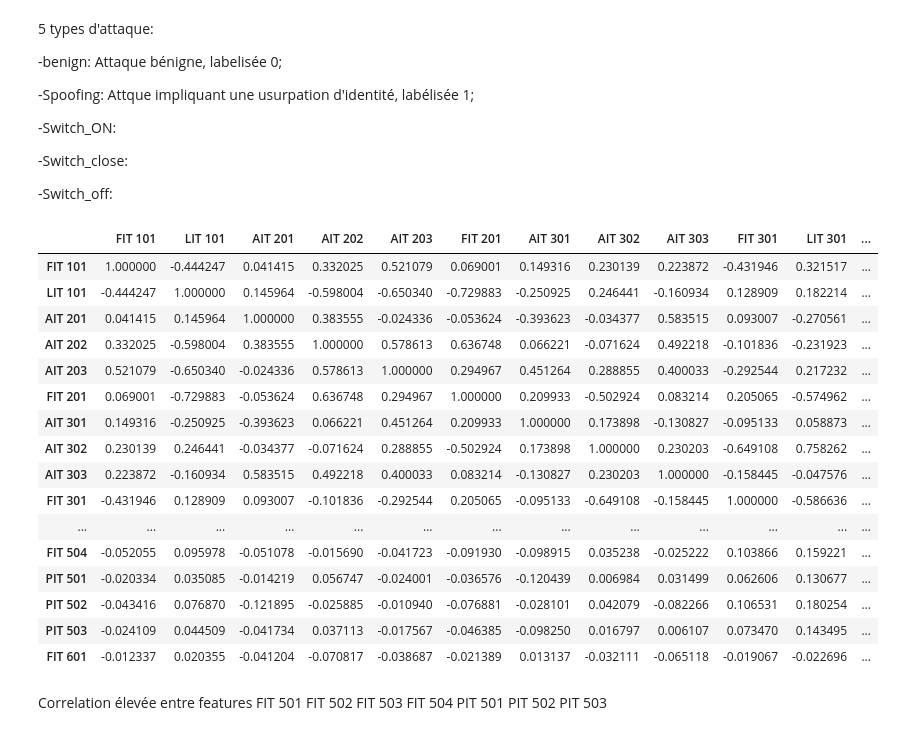
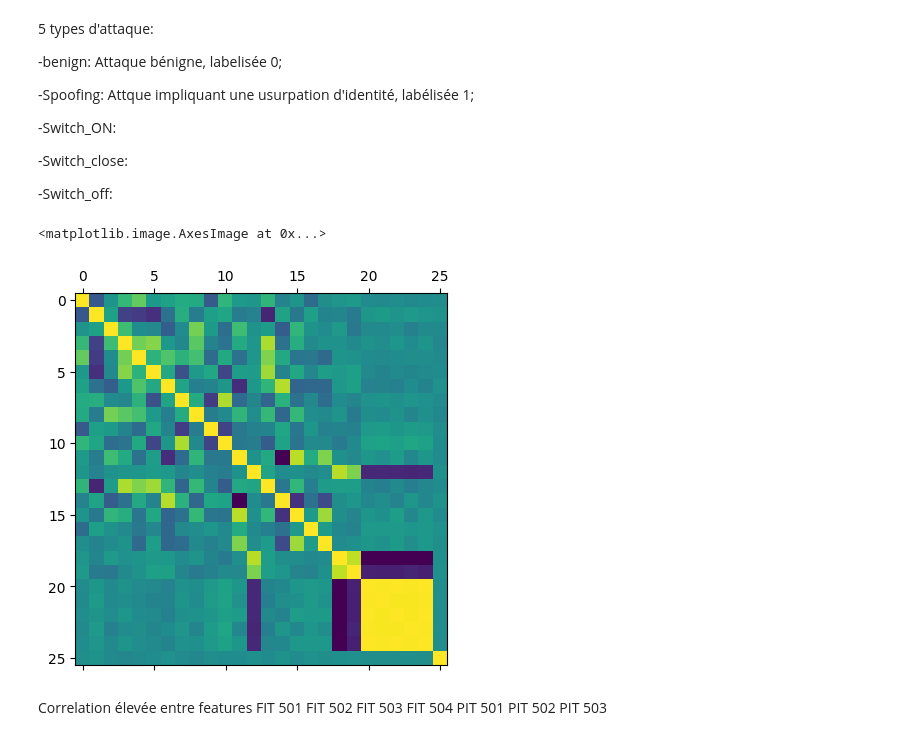
Before and after one commit to JunyiLi0/cyberml-project, a Jupyter notebook: projet.ipynb, the cells around one changed output. Cells and saved outputs as stored; diff of their text form; code cells hidden in the pictures.

```diff
--- a/projet.ipynb
+++ b/projet.ipynb
@@ -236,28 +248,14 @@ Le nombre d'attaques 'non-béninge' est 2553
 -Switch_off:
 # %%
 df_feat = extract_features(df).copy()
-corr_matrix = df_feat.drop(columns = ['AIT 401']).corr()
+corr_matrix = df_feat.corr()
 
 # Print the correlation matrix
 corr_matrix.style.background_gradient(cmap='coolwarm')
+plt.matshow(corr_matrix)
 # %% [output]
-|  | FIT 101 | LIT 101 | AIT 201 | AIT 202 | AIT 203 | FIT 201 | AIT 301 | AIT 302 | AIT 303 | FIT 301 | LIT 301 | ... |
-| FIT 101 | 1.000000 | -0.444247 | 0.041415 | 0.332025 | 0.521079 | 0.069001 | 0.149316 | 0.230139 | 0.223872 | -0.431946 | 0.321517 | ... |
-| LIT 101 | -0.444247 | 1.000000 | 0.145964 | -0.598004 | -0.650340 | -0.729883 | -0.250925 | 0.246441 | -0.160934 | 0.128909 | 0.182214 | ... |
-| AIT 201 | 0.041415 | 0.145964 | 1.000000 | 0.383555 | -0.024336 | -0.053624 | -0.393623 | -0.034377 | 0.583515 | 0.093007 | -0.270561 | ... |
-| AIT 202 | 0.332025 | -0.598004 | 0.383555 | 1.000000 | 0.578613 | 0.636748 | 0.066221 | -0.071624 | 0.492218 | -0.101836 | -0.231923 | ... |
-| AIT 203 | 0.521079 | -0.650340 | -0.024336 | 0.578613 | 1.000000 | 0.294967 | 0.451264 | 0.288855 | 0.400033 | -0.292544 | 0.217232 | ... |
-| FIT 201 | 0.069001 | -0.729883 | -0.053624 | 0.636748 | 0.294967 | 1.000000 | 0.209933 | -0.502924 | 0.083214 | 0.205065 | -0.574962 | ... |
-| AIT 301 | 0.149316 | -0.250925 | -0.393623 | 0.066221 | 0.451264 | 0.209933 | 1.000000 | 0.173898 | -0.130827 | -0.095133 | 0.058873 | ... |
-| AIT 302 | 0.230139 | 0.246441 | -0.034377 | -0.071624 | 0.288855 | -0.502924 | 0.173898 | 1.000000 | 0.230203 | -0.649108 | 0.758262 | ... |
-| AIT 303 | 0.223872 | -0.160934 | 0.583515 | 0.492218 | 0.400033 | 0.083214 | -0.130827 | 0.230203 | 1.000000 | -0.158445 | -0.047576 | ... |
-| FIT 301 | -0.431946 | 0.128909 | 0.093007 | -0.101836 | -0.292544 | 0.205065 | -0.095133 | -0.649108 | -0.158445 | 1.000000 | -0.586636 | ... |
-| ... | ... | ... | ... | ... | ... | ... | ... | ... | ... | ... | ... | ... |
-| FIT 504 | -0.052055 | 0.095978 | -0.051078 | -0.015690 | -0.041723 | -0.091930 | -0.098915 | 0.035238 | -0.025222 | 0.103866 | 0.159221 | ... |
-| PIT 501 | -0.020334 | 0.035085 | -0.014219 | 0.056747 | -0.024001 | -0.036576 | -0.120439 | 0.006984 | 0.031499 | 0.062606 | 0.130677 | ... |
-| PIT 502 | -0.043416 | 0.076870 | -0.121895 | -0.025885 | -0.010940 | -0.076881 | -0.028101 | 0.042079 | -0.082266 | 0.106531 | 0.180254 | ... |
-| PIT 503 | -0.024109 | 0.044509 | -0.041734 | 0.037113 | -0.017567 | -0.046385 | -0.098250 | 0.016797 | 0.006107 | 0.073470 | 0.143495 | ... |
-| FIT 601 | -0.012337 | 0.020355 | -0.041204 | -0.070817 | -0.038687 | -0.021389 | 0.013137 | -0.032111 | -0.065118 | -0.019067 | -0.022696 | ... |
+<matplotlib.image.AxesImage at 0x...>
+[figure, added]
 # %% [markdown]
 Correlation élevée entre features FIT 501	FIT 502	FIT 503	FIT 504	PIT 501	PIT 502	PIT 503
 # %%
```
Also changed, not shown: parts of 10 cells of this notebook, 3 other files.
